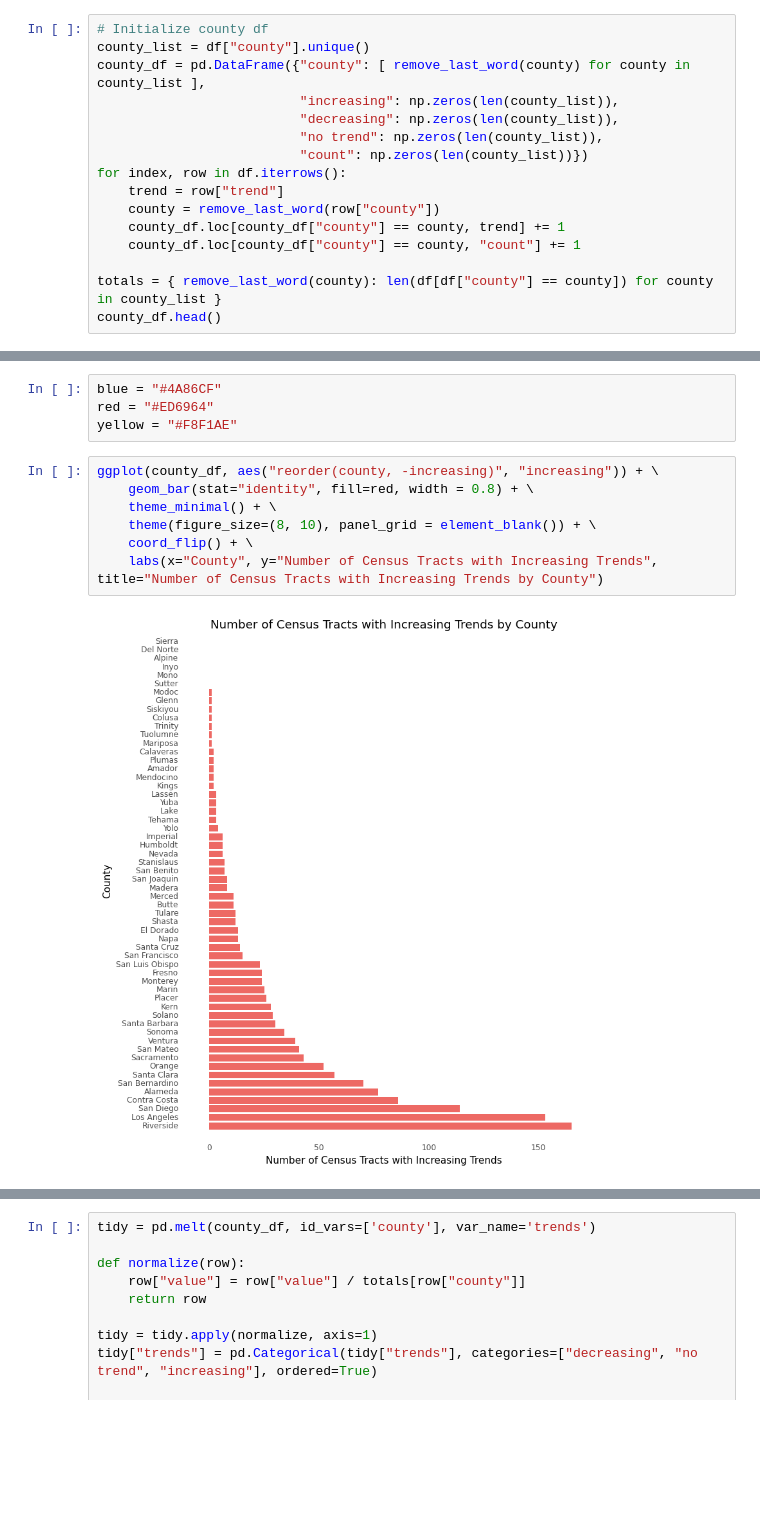
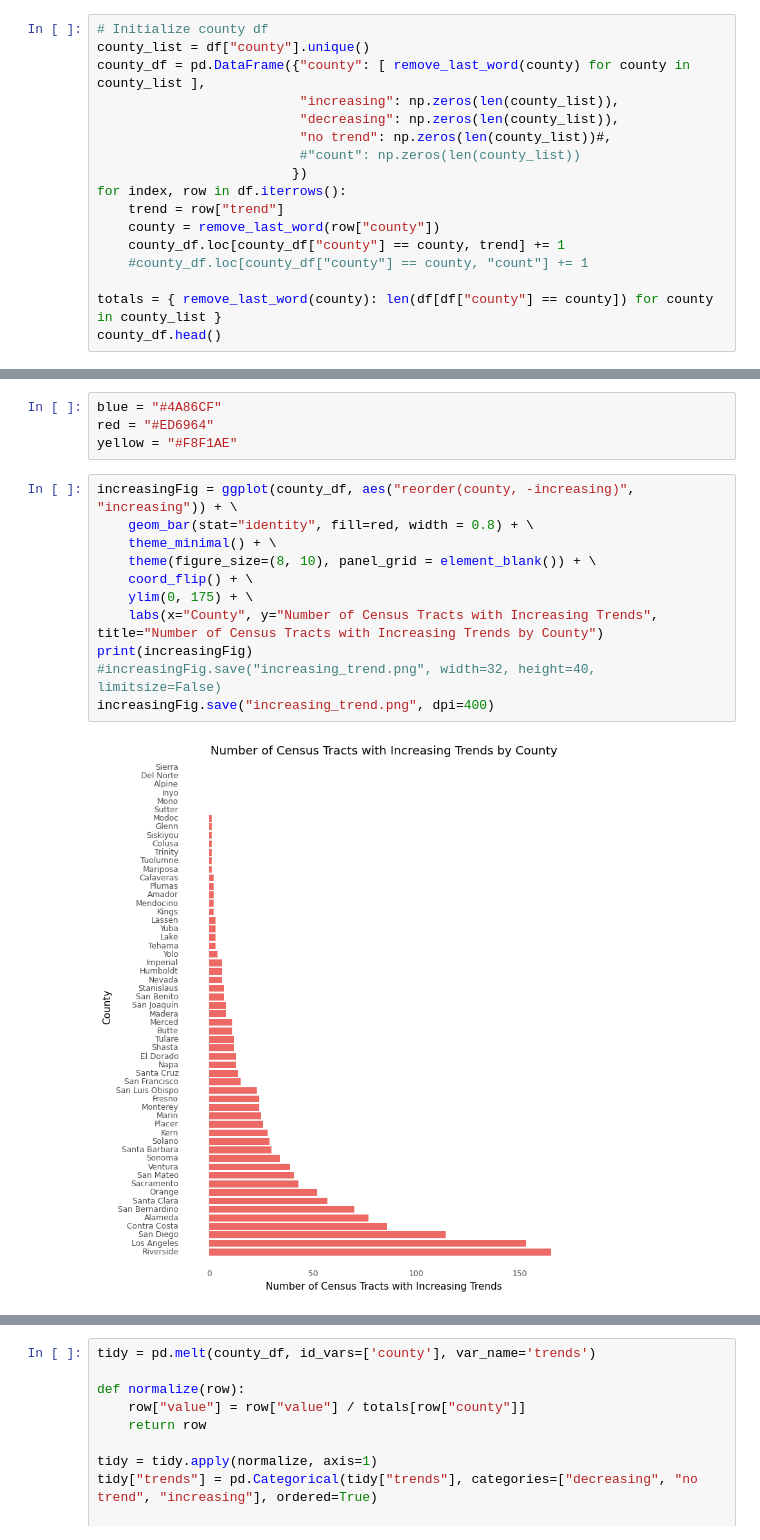
Before and after one commit to jeviner/Wildfires-GCI, a Jupyter notebook: trend_figures/trend_figures.ipynb, the cells around one changed output, grey strips where cells are left out. Cells and saved outputs as stored; diff of their text form; blank space fills up the shorter version.

```diff
--- a/trend_figures/trend_figures.ipynb
+++ b/trend_figures/trend_figures.ipynb
@@ -34,13 +34,14 @@ county_list = df["county"].unique()
 county_df = pd.DataFrame({"county": [ remove_last_word(county) for county in county_list ],
                           "increasing": np.zeros(len(county_list)),
                           "decreasing": np.zeros(len(county_list)),
-                          "no trend": np.zeros(len(county_list)),
-                          "count": np.zeros(len(county_list))})
+                          "no trend": np.zeros(len(county_list))#,
+                          #"count": np.zeros(len(county_list))
+                         })
 for index, row in df.iterrows():
     trend = row["trend"]
     county = remove_last_word(row["county"])
     county_df.loc[county_df["county"] == county, trend] += 1
-    county_df.loc[county_df["county"] == county, "count"] += 1
+    #county_df.loc[county_df["county"] == county, "count"] += 1
 
 totals = { remove_last_word(county): len(df[df["county"] == county]) for county in county_list }
 county_df.head()
@@ -56,11 +57,15 @@ blue = "#4A86CF"
 red = "#ED6964"
 yellow = "#F8F1AE"
 # %%
-ggplot(county_df, aes("reorder(county, -increasing)", "increasing")) + \
+increasingFig = ggplot(county_df, aes("reorder(county, -increasing)", "increasing")) + \
     geom_bar(stat="identity", fill=red, width = 0.8) + \
     theme_minimal() + \
     theme(figure_size=(8, 10), panel_grid = element_blank()) + \
     coord_flip() + \
+    ylim(0, 175) + \
     labs(x="County", y="Number of Census Tracts with Increasing Trends", title="Number of Census Tracts with Increasing Trends by County")
+print(increasingFig)
+#increasingFig.save("increasing_trend.png", width=32, height=40, limitsize=False)
+increasingFig.save("increasing_trend.png", dpi=400)
 # %% [output]
-[figure, old version]
+[figure, new version]
```
Also changed, not shown: parts of 7 cells of this notebook, 3 other files.
